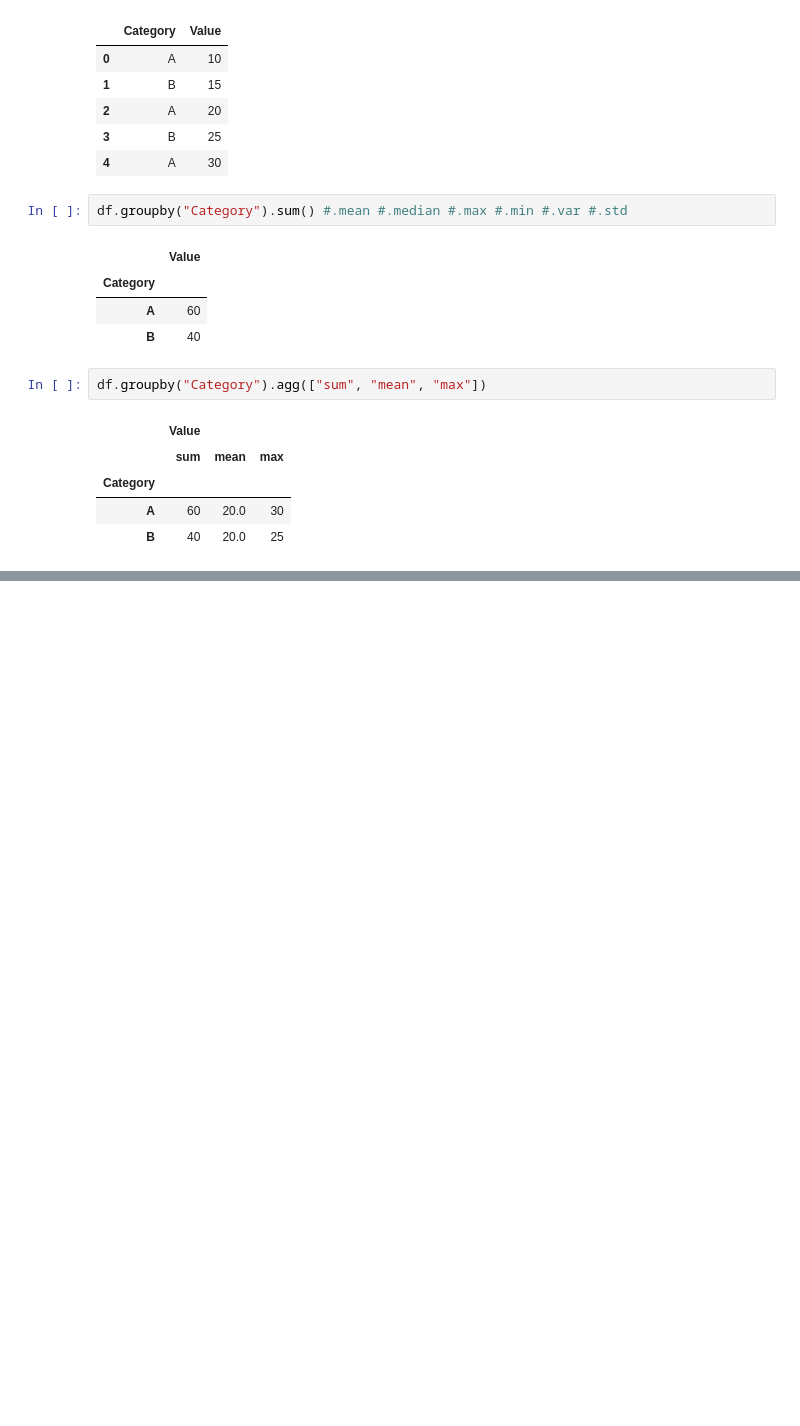
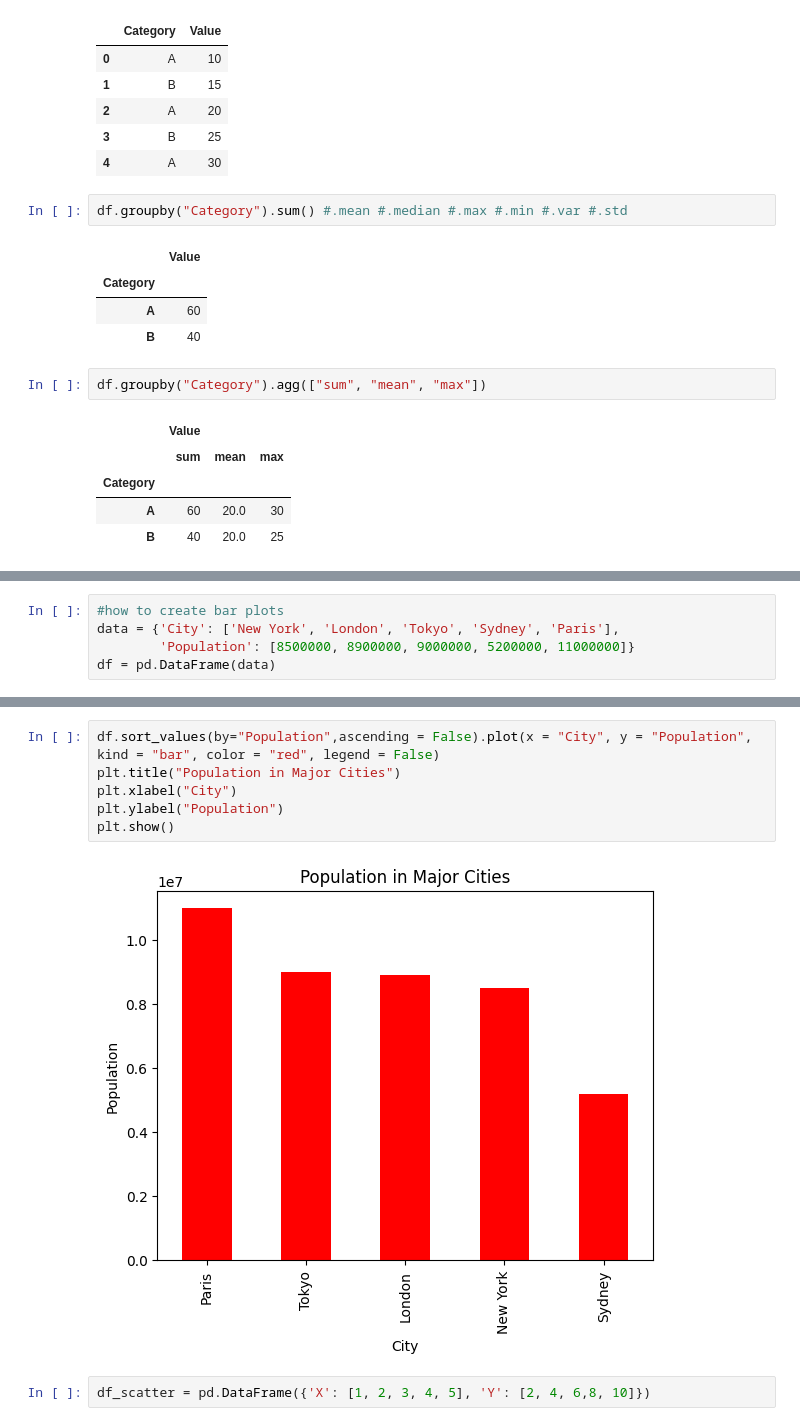
Before and after one commit to LungiNzima/Python-Programming-Course, a Jupyter notebook: Pandas_Course.ipynb, the cells around one changed output, grey strips where cells are left out. Cells and saved outputs as stored; diff of their text form; blank space fills up the shorter version.

```diff
--- a/Pandas_Course.ipynb
+++ b/Pandas_Course.ipynb
@@ -908,0 +1112,5 @@ df.groupby("Category").agg(["sum", "mean", "max"])
+# %%
+#how to create bar plots
+data = {'City': ['New York', 'London', 'Tokyo', 'Sydney', 'Paris'],
+        'Population': [8500000, 8900000, 9000000, 5200000, 11000000]}
+df = pd.DataFrame(data)
@@ -908,0 +1126,10 @@ df.groupby("Category").agg(["sum", "mean", "max"])
+# %%
+df.sort_values(by="Population",ascending = False).plot(x = "City", y = "Population", kind = "bar", color = "red", legend = False)
+plt.title("Population in Major Cities")
+plt.xlabel("City")
+plt.ylabel("Population")
+plt.show()
+# %% [output]
+[figure, added]
+# %%
+df_scatter = pd.DataFrame({'X': [1, 2, 3, 4, 5], 'Y': [2, 4, 6,8, 10]})
```
Also changed, not shown: parts of 37 cells of this notebook.
